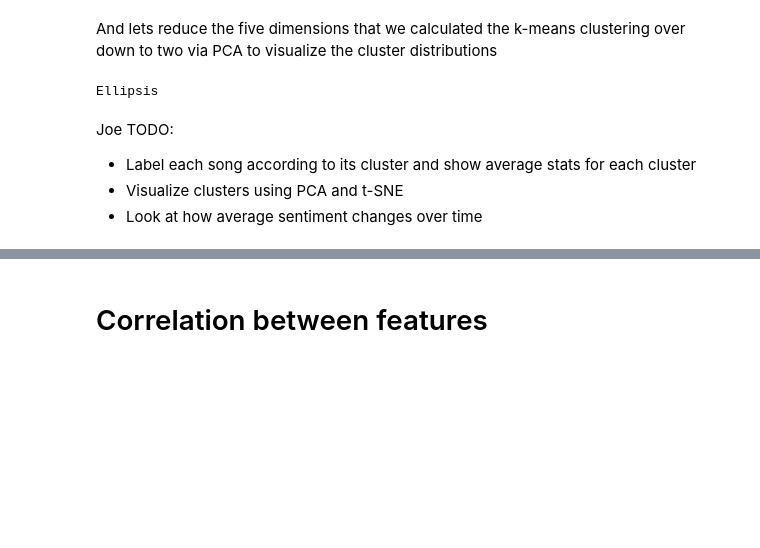
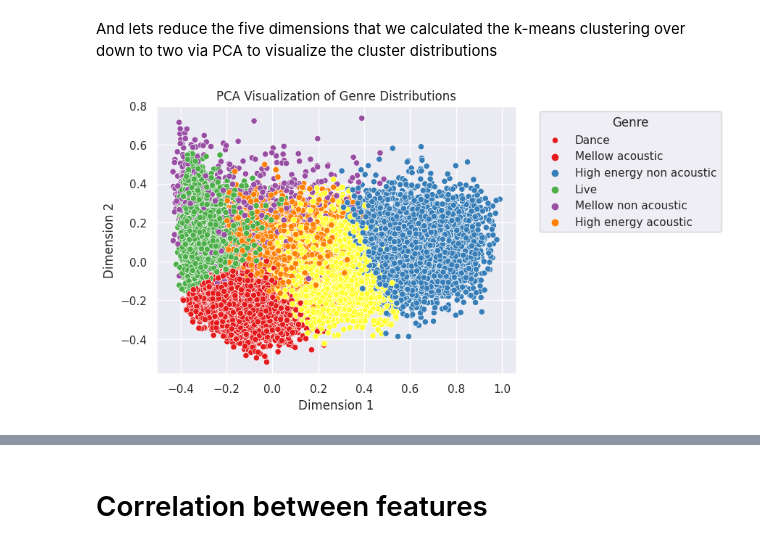
Before and after one commit to Joseph-Willem-Ricci/5450-final-project, a Jupyter notebook: CIS5450_Project.ipynb, the cells around one changed output, grey strips where cells are left out. Drawn from its saved outputs; the diff is of its cells as text; code cells hidden in the pictures; blank space fills up the shorter version.

```diff
--- a/CIS5450_Project.ipynb
+++ b/CIS5450_Project.ipynb
@@ -1419,0 +1418,3 @@ subsets[3]
+# %%
+k_means_feature_subset = subsets[3]
+subsets[3]
@@ -1481,12 +1484,14 @@ for i in range(6):
   df_final[clusters[i]] = df_final['cluster'].apply(lambda x: 1 if x == i else 0)
 # %% [markdown]
 And lets reduce the five dimensions that we calculated the k-means clustering over down to two via PCA to visualize the cluster distributions
-# %%
-...
-# %% [output]
-Ellipsis
-# %% [markdown]
-Joe TODO:
-- Label each song according to its cluster and show average stats for each cluster
-- Visualize clusters using PCA and t-SNE
-- Look at how average sentiment changes over time
+# %%
+...# FIXME: legend is incorrectly repeated the color red twice. Error dissapears when deleting the labels= argument. Been hacking away at this for two hours and can't figure it out
+pca = PCA(n_components=2)
+pca_scores = pca.fit_transform(df_final[k_means_feature_subset])
+pca_df = pd.DataFrame({'Dimension 1': pca_scores[:,0], 'Dimension 2': pca_scores[:,1], 'cluster': df_final['cluster']})
+ax = sns.scatterplot(data=pca_df, x='Dimension 1', y='Dimension 2', hue='cluster', palette='Set1')
+ax.legend(bbox_to_anchor=(1.05, 1), loc='upper left', title='Genre', labels=[clusters[i].replace('_', ' ').replace('genre ', '').capitalize() for i in range(6)])
+plt.title('PCA Visualization of Genre Distributions')
+plt.show()
+# %% [output]
+[figure, added]
```
Also changed, not shown: parts of 9 cells of this notebook.
